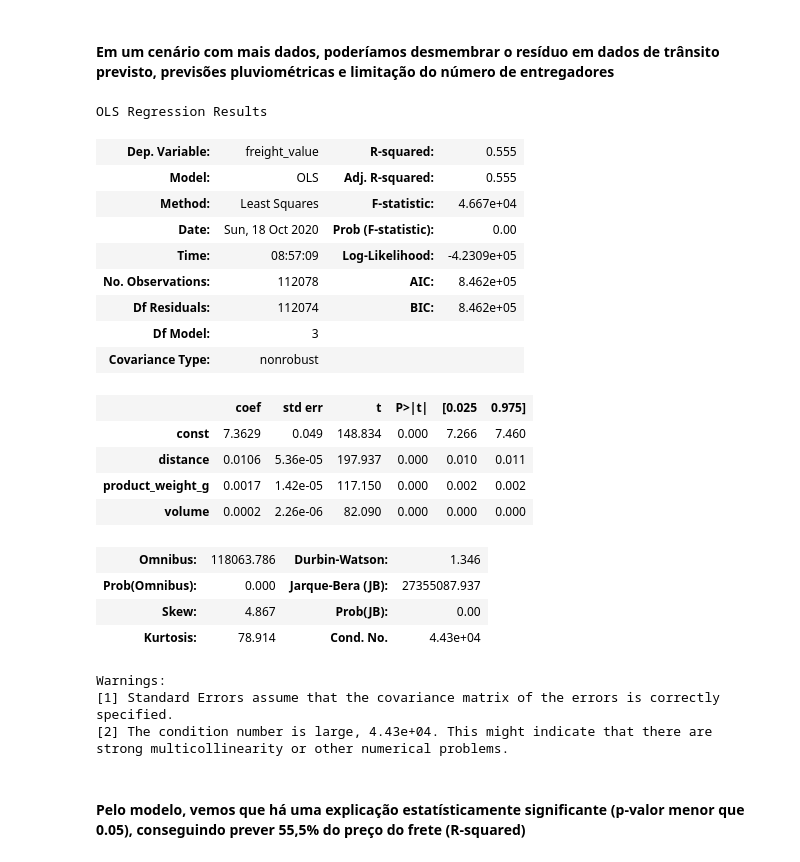
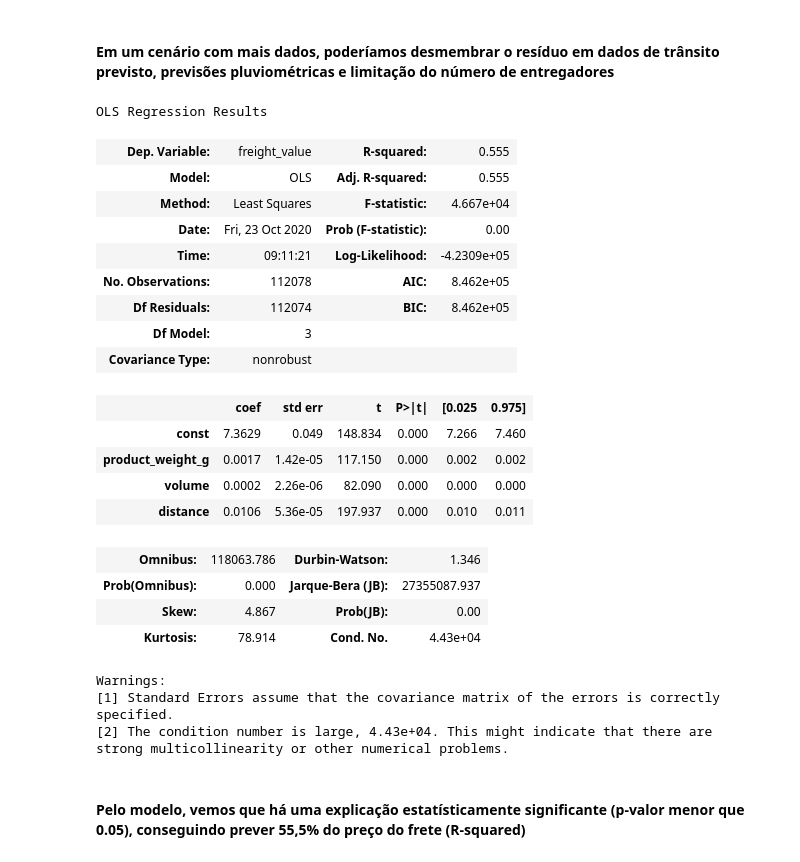
Before and after one commit to danielnrocha/OLX_Hackathon, a Jupyter notebook: OLX Hackathon.ipynb, the cells around one changed output. Drawn from its saved outputs; the diff is of its cells as text; code cells hidden in the pictures.

```diff
--- a/OLX Hackathon.ipynb
+++ b/OLX Hackathon.ipynb
@@ -117,7 +123,5 @@ freight.insert(1,'distance',distance)
 freight.distance = freight.distance/1000 # distancia aproximada em quilômetros
 freight.insert(2,'volume',
                freight.product_length_cm*freight.product_height_cm*freight.product_width_cm)
-freight.drop(inplace=True,columns=['geolocation_lat_x','geolocation_lng_x','geolocation_lat_y',
-                 'geolocation_lng_y','product_height_cm','product_length_cm','product_width_cm'])
 freight
 # %% [output]
@@ -177,26 +181,26 @@ $Frete = \alpha + \beta_1\cdot Distancia + \beta_3\cdot Peso + \beta_2\cdot Volu
 #### Em um cenário com mais dados, poderíamos desmembrar o resíduo em dados de trânsito previsto, previsões pluviométricas e limitação do número de entregadores
 # %%
 import statsmodels.api as sm
-X, y = freight[['distance','product_weight_g','volume']], freight.freight_value
+X, y = freight[['product_weight_g','volume','distance']], freight.freight_value
 X = sm.add_constant(X)
 est = sm.OLS(y, X, missing='drop').fit()
 est.summary()
 # %% [output]
 OLS Regression Results
 | Dep. Variable: | freight_value | R-squared: | 0.555 |
 | Model: | OLS | Adj. R-squared: | 0.555 |
 | Method: | Least Squares | F-statistic: | 4.667e+04 |
-| Date: | Sun, 18 Oct 2020 | Prob (F-statistic): | 0.00 |
-| Time: | 08:57:09 | Log-Likelihood: | -4.2309e+05 |
+| Date: | Fri, 23 Oct 2020 | Prob (F-statistic): | 0.00 |
+| Time: | 09:11:21 | Log-Likelihood: | -4.2309e+05 |
 | No. Observations: | 112078 | AIC: | 8.462e+05 |
 | Df Residuals: | 112074 | BIC: | 8.462e+05 |
 | Df Model: | 3 |  |  |
 | Covariance Type: | nonrobust |  |  |
 |  | coef | std err | t | P>|t| | [0.025 | 0.975] |
 | const | 7.3629 | 0.049 | 148.834 | 0.000 | 7.266 | 7.460 |
-| distance | 0.0106 | 5.36e-05 | 197.937 | 0.000 | 0.010 | 0.011 |
 | product_weight_g | 0.0017 | 1.42e-05 | 117.150 | 0.000 | 0.002 | 0.002 |
 | volume | 0.0002 | 2.26e-06 | 82.090 | 0.000 | 0.000 | 0.000 |
+| distance | 0.0106 | 5.36e-05 | 197.937 | 0.000 | 0.010 | 0.011 |
 | Omnibus: | 118063.786 | Durbin-Watson: | 1.346 |
 | Prob(Omnibus): | 0.000 | Jarque-Bera (JB): | 27355087.937 |
 | Skew: | 4.867 | Prob(JB): | 0.00 |
```
Also changed, not shown: parts of 8 cells of this notebook.
